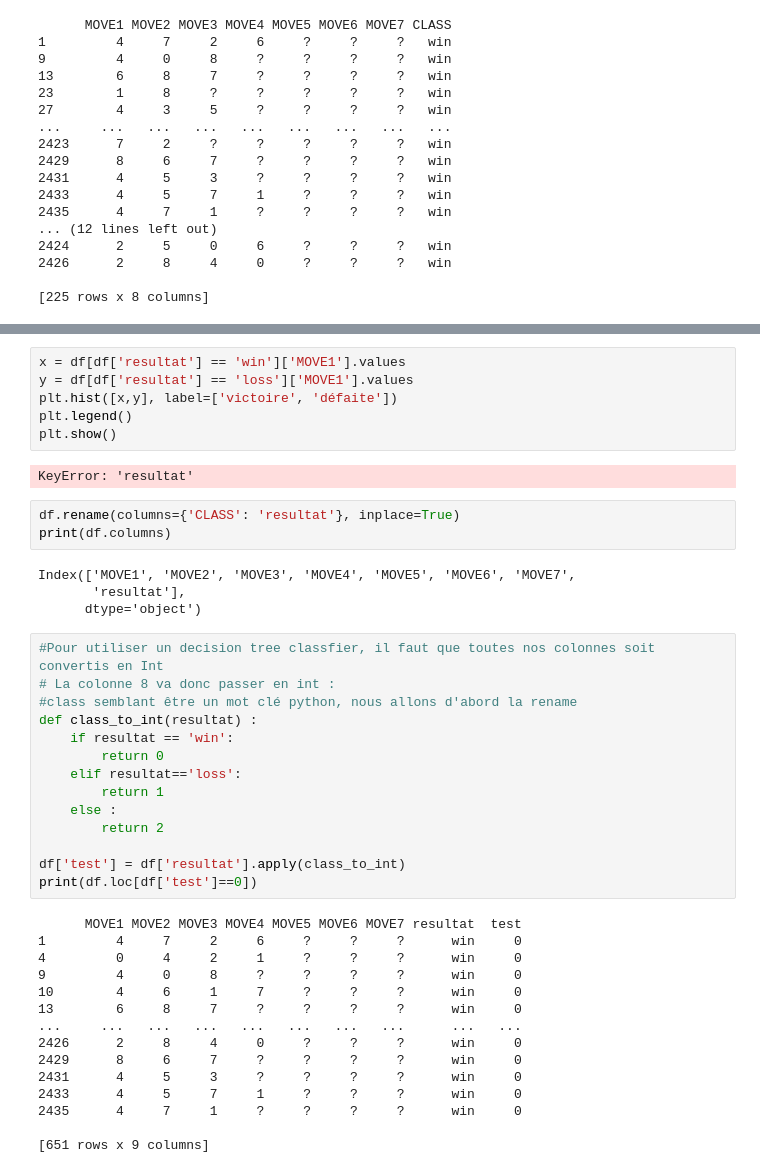
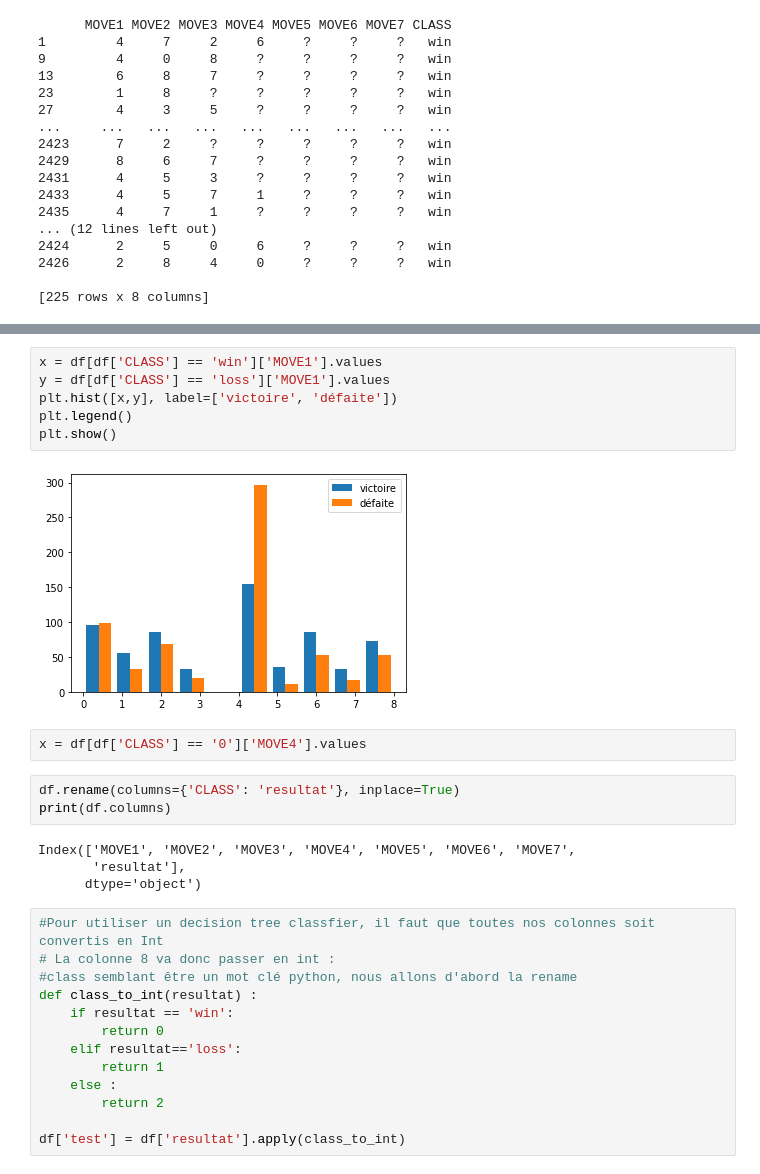
Before and after one commit to BastienMalea/MorpionIA, a Jupyter notebook: Projet.ipynb, the cells around one changed output, grey strips where cells are left out. Saved outputs shown, nothing was run; the diff lists cells and outputs as text.

```diff
--- a/Projet.ipynb
+++ b/Projet.ipynb
@@ -150,11 +148,13 @@ KeyError: 'resultat'
 # %%
-x = df[df['resultat'] == 'win']['MOVE1'].values
-y = df[df['resultat'] == 'loss']['MOVE1'].values
+x = df[df['CLASS'] == 'win']['MOVE1'].values
+y = df[df['CLASS'] == 'loss']['MOVE1'].values
 plt.hist([x,y], label=['victoire', 'défaite'])
 plt.legend()
 plt.show()
 # %% [output]
-KeyError: 'resultat'
+[figure, added]
+# %%
+x = df[df['CLASS'] == '0']['MOVE4'].values
 # %%
 df.rename(columns={'CLASS': 'resultat'}, inplace=True)
 print(df.columns)
@@ -175,19 +175,3 @@ def class_to_int(resultat) :
         return 2
 
 df['test'] = df['resultat'].apply(class_to_int)
-print(df.loc[df['test']==0])
-# %% [output]
-      MOVE1 MOVE2 MOVE3 MOVE4 MOVE5 MOVE6 MOVE7 resultat  test
-1         4     7     2     6     ?     ?     ?      win     0
-4         0     4     2     1     ?     ?     ?      win     0
-9         4     0     8     ?     ?     ?     ?      win     0
-10        4     6     1     7     ?     ?     ?      win     0
-13        6     8     7     ?     ?     ?     ?      win     0
-...     ...   ...   ...   ...   ...   ...   ...      ...   ...
-2426      2     8     4     0     ?     ?     ?      win     0
-2429      8     6     7     ?     ?     ?     ?      win     0
-2431      4     5     3     ?     ?     ?     ?      win     0
-2433      4     5     7     1     ?     ?     ?      win     0
-2435      4     7     1     ?     ?     ?     ?      win     0
-
-[651 rows x 9 columns]
```
Also changed, not shown: parts of 10 cells of this notebook.
